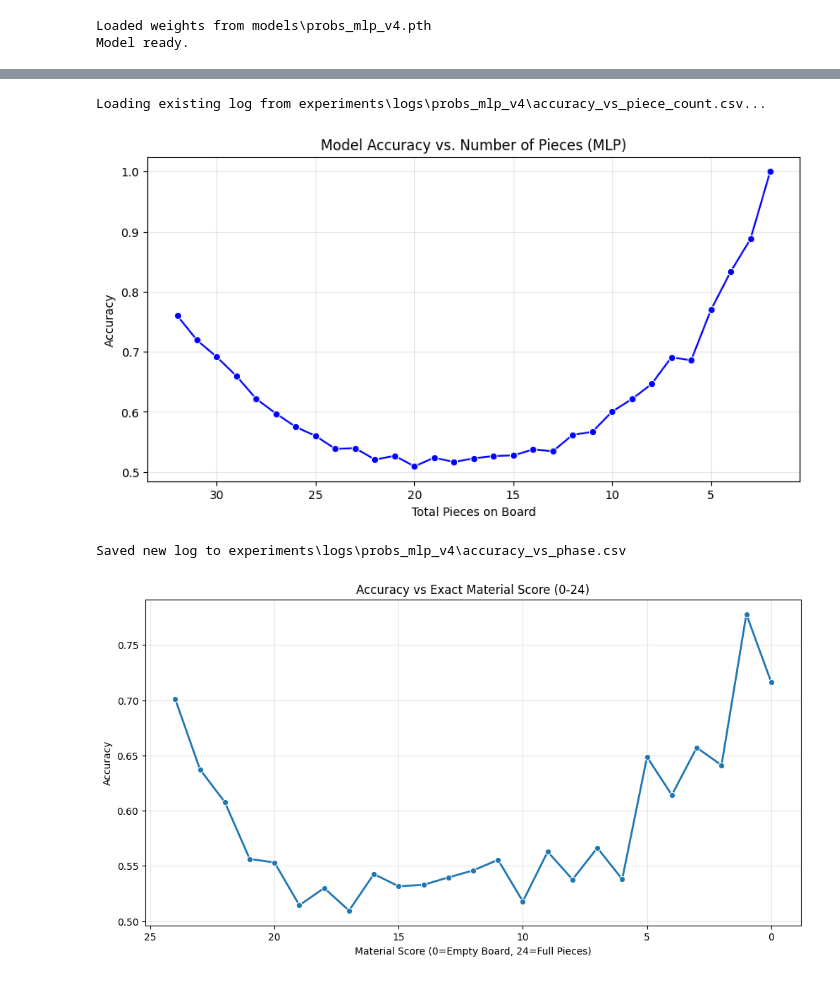
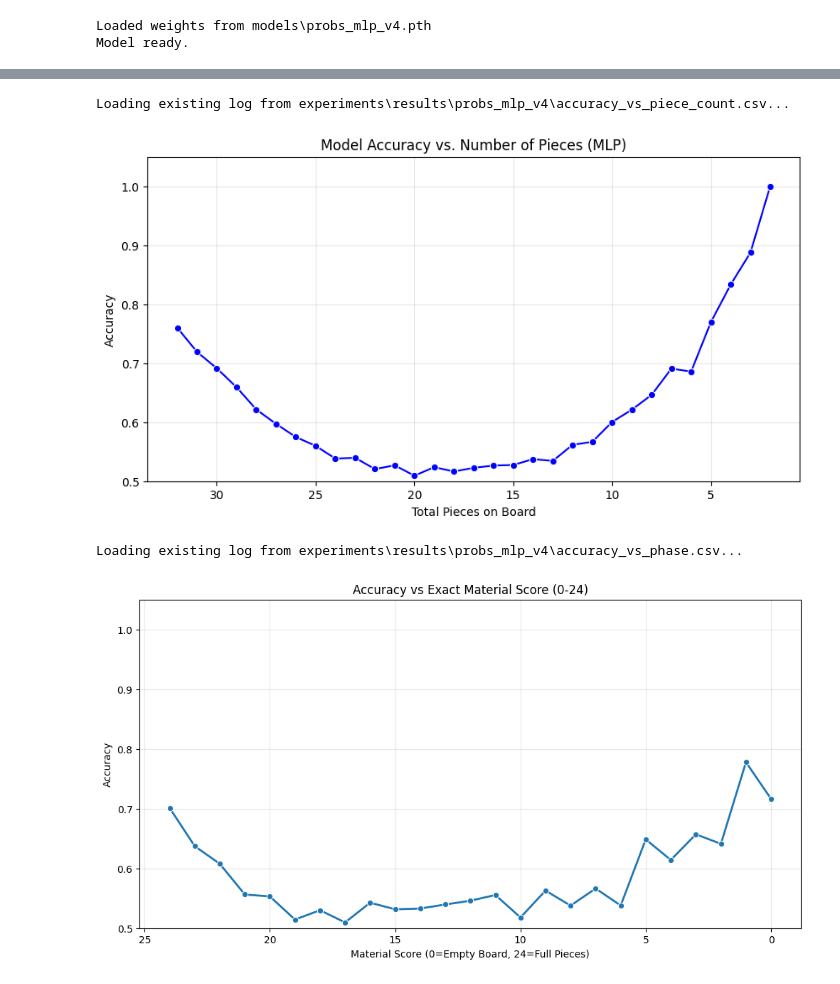
Before and after one commit to wang-yuancheng/chess, a Jupyter notebook: 05_model_evaluation_mlp.ipynb, the cells around one changed output, grey strips where cells are left out. Cells and saved outputs as stored; diff of their text form; code cells hidden in the pictures.

```diff
--- a/05_model_evaluation_mlp.ipynb
+++ b/05_model_evaluation_mlp.ipynb
@@ -336,12 +329,13 @@ sns.lineplot(data=df_piece_acc, x="piece_count", y="accuracy", marker="o", color
 plt.title(f"Model Accuracy vs. Number of Pieces ({MODEL_TYPE})")
 plt.xlabel("Total Pieces on Board")
 plt.ylabel("Accuracy")
+plt.ylim(0.5, 1.05)
 plt.grid(True, alpha=0.3)
 plt.gca().invert_xaxis()
 plt.show()
 # %% [output]
-Loading existing log from experiments\logs\probs_mlp_v4\accuracy_vs_piece_count.csv...
+Loading existing log from experiments\results\probs_mlp_v4\accuracy_vs_piece_count.csv...
-[figure, old version]
+[figure, new version]
 # %%
 PHASE_ACC_LOG = RESULTS_DIR / MODEL_NAME / "accuracy_vs_phase.csv"
 
@@ -401,35 +395,36 @@ def compute_phase_accuracy_resnet(model, dataloader):
             phases = np.minimum(phases, 24).astype(int)
 
             for phase_score, is_corr in zip(phases, correct_batch):
                 results.append({
                     "material_score": phase_score,
                     "correct": int(is_corr)
                 })
 
     df = pd.DataFrame(results)
     summary = df.groupby("material_score", observed=False)["correct"].mean().reset_index()
     return summary
 
 if PHASE_ACC_LOG.exists():
     print(f"Loading existing log from {PHASE_ACC_LOG}...")
     df_phase = pd.read_csv(PHASE_ACC_LOG)
 else:
     test_loader = get_test_loader()
     df_phase = compute_phase_accuracy(model, test_loader)
     df_phase.to_csv(PHASE_ACC_LOG, index=False)
     print(f"Saved new log to {PHASE_ACC_LOG}")
 
 plt.figure(figsize=(12, 6))
 sns.lineplot(data=df_phase, x="material_score", y="correct", marker="o", linewidth=2)
 plt.title("Accuracy vs Exact Material Score (0-24)")
 plt.xlabel("Material Score (0=Empty Board, 24=Full Pieces)")
 plt.ylabel("Accuracy")
+plt.ylim(0.5, 1.05)
 plt.grid(True, alpha=0.3)
 plt.gca().invert_xaxis()
 plt.show()
 # %% [output]
-Saved new log to experiments\logs\probs_mlp_v4\accuracy_vs_phase.csv
+Loading existing log from experiments\results\probs_mlp_v4\accuracy_vs_phase.csv...
-[figure, old version]
+[figure, new version]
 # %%
 import numpy as np
 import torch
```
Also changed, not shown: parts of 4 cells of this notebook, 4 other files.
